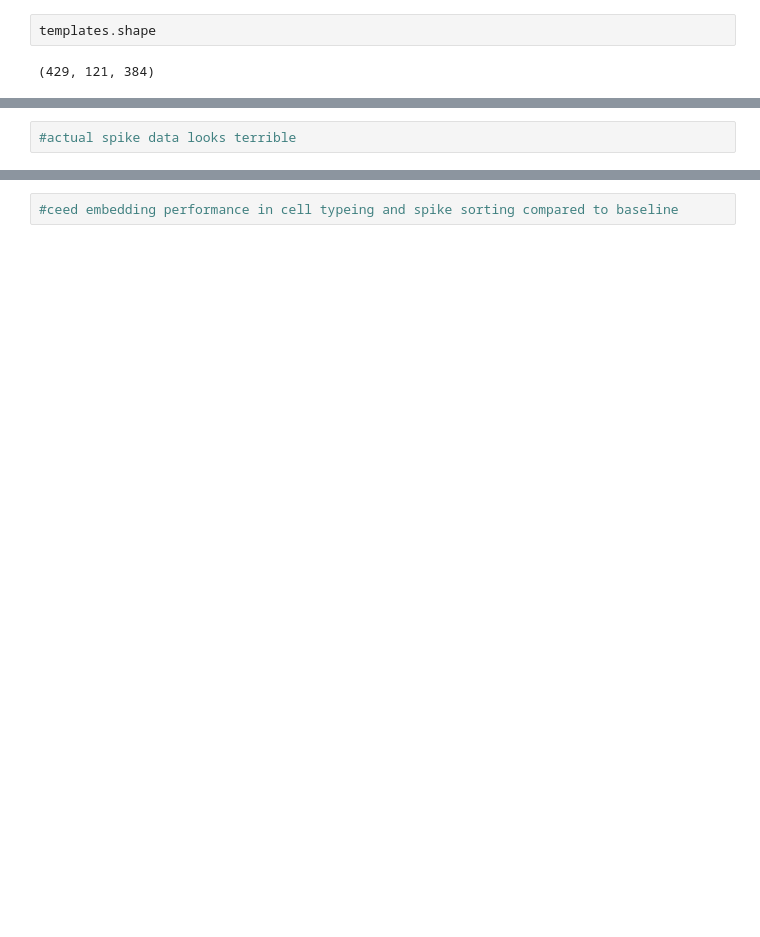
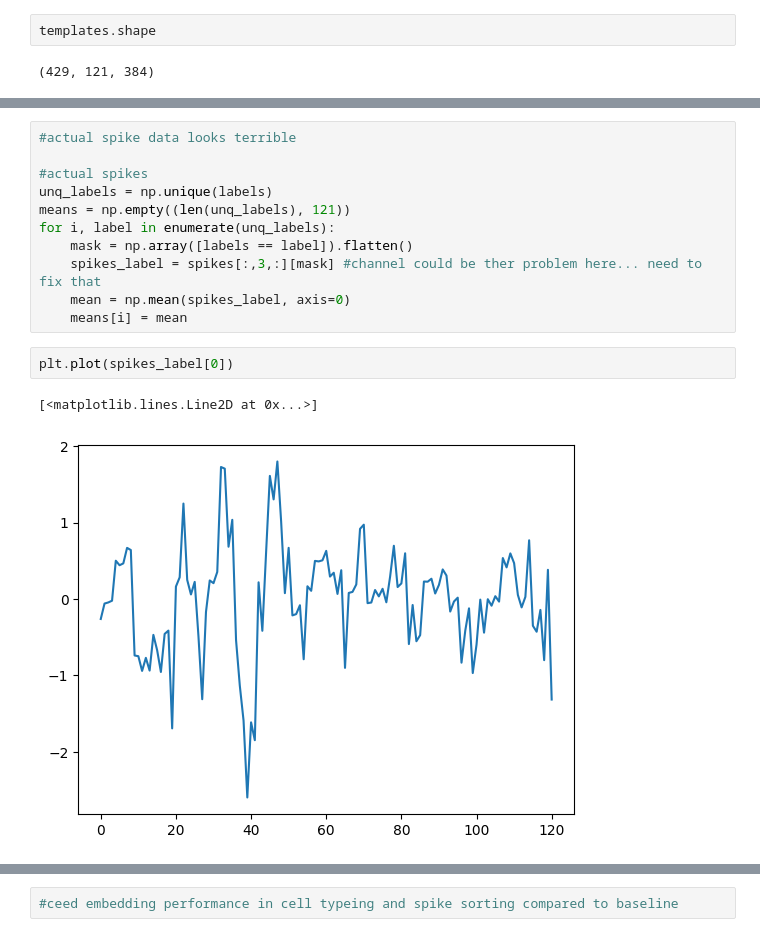
Before and after one commit to N0AHt/waveform_embeddings, a Jupyter notebook: notebooks/dataset_exploration_ceedibl.ipynb, the cells around one changed output, grey strips where cells are left out. Saved outputs shown, nothing was run; the diff lists cells and outputs as text; blank space fills up the shorter version.

```diff
--- a/notebooks/dataset_exploration_ceedibl.ipynb
+++ b/notebooks/dataset_exploration_ceedibl.ipynb
@@ -95,2 +139,16 @@ plt.show()
 # %%
 #actual spike data looks terrible
+
+#actual spikes
+unq_labels = np.unique(labels)
+means = np.empty((len(unq_labels), 121))
+for i, label in enumerate(unq_labels):
+    mask = np.array([labels == label]).flatten()
+    spikes_label = spikes[:,3,:][mask] #channel could be ther problem here... need to fix that
+    mean = np.mean(spikes_label, axis=0)
+    means[i] = mean
+# %%
+plt.plot(spikes_label[0])
+# %% [output]
+[<matplotlib.lines.Line2D at 0x...>]
+[figure, added]
```
Also changed, not shown: parts of 13 cells of this notebook.
